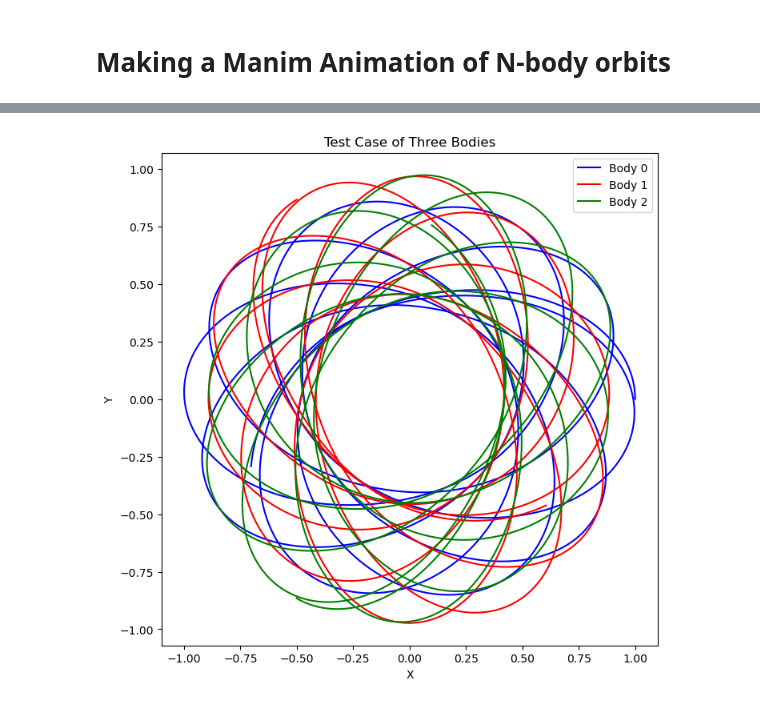
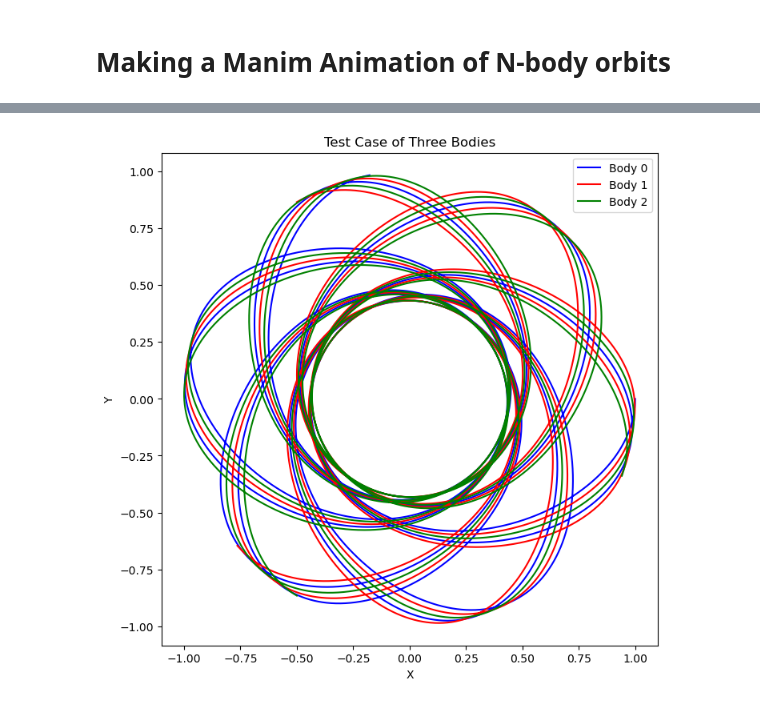
Before and after one commit to Jorie286/N_body_simulations, a Jupyter notebook: animations.ipynb, the cells around one changed output, grey strips where cells are left out. Cells and saved outputs as stored; diff of their text form; code cells hidden in the pictures.

```diff
--- a/animations.ipynb
+++ b/animations.ipynb
@@ -9,6 +16,9 @@ import pandas as pd
 # %%
 # load data output by orbit_run.py
-bumblebee = pd.read_csv("ThreeBodyBumblebee_output.dat", delimiter=';')
+bumblebee = pd.read_csv("ThreeBodybumblebee_output.dat", delimiter=';')
 butterflyI = pd.read_csv("ThreeBodyButterflyI_output.dat", delimiter=';')
 butterflyII = pd.read_csv("ThreeBodyButterflyII_output.dat", delimiter=';')
-test_conditions = pd.read_csv("test_conditions_output.dat", delimiter=';')
+threebody_flower = pd.read_csv("threebody_flower_output.dat", delimiter=';')
+fourbody_flower = pd.read_csv("fourbody_flower_output.dat", delimiter=';')
+fourbody_limax = pd.read_csv("fourbody_limax_output.dat", delimiter=';')
+fivebody_flower = pd.read_csv("fivebody_flower_output.dat", delimiter=';')
@@ -15,15 +47,15 @@ test_conditions = pd.read_csv("test_conditions_output.dat", delimiter=';')
 # %%
 fig, ax = plt.subplots(figsize=(8, 8))
-ax.plot(test_conditions['body_0_r']*np.cos(test_conditions['body_0_phi']), test_conditions['body_0_r']*np.sin(test_conditions['body_0_phi']), color="blue", label = "Body 0")
-ax.plot(test_conditions['body_1_r']*np.cos(test_conditions['body_1_phi']), test_conditions['body_1_r']*np.sin(test_conditions['body_1_phi']), color="red", label = "Body 1")
-ax.plot(test_conditions['body_2_r']*np.cos(test_conditions['body_2_phi']), test_conditions['body_2_r']*np.sin(test_conditions['body_2_phi']), color="green" , label = "Body 2")
+ax.plot(threebody_flower['body_0_r']*np.cos(threebody_flower['body_0_phi']), threebody_flower['body_0_r']*np.sin(threebody_flower['body_0_phi']), color="blue", label = "Body 0")
+ax.plot(threebody_flower['body_1_r']*np.cos(threebody_flower['body_1_phi']), threebody_flower['body_1_r']*np.sin(threebody_flower['body_1_phi']), color="red", label = "Body 1")
+ax.plot(threebody_flower['body_2_r']*np.cos(threebody_flower['body_2_phi']), threebody_flower['body_2_r']*np.sin(threebody_flower['body_2_phi']), color="green" , label = "Body 2")
 ax.set_xlabel('X')
 ax.set_ylabel('Y')
 ax.set_title('Test Case of Three Bodies')
 ax.legend()
 plt.show()
 # %% [output]
-[figure, old version]
+[figure, new version]
 # %%
 # -------------------------------
 # Manim Scene
```
Also changed, not shown: parts of 4 cells of this notebook, 10 other files.
